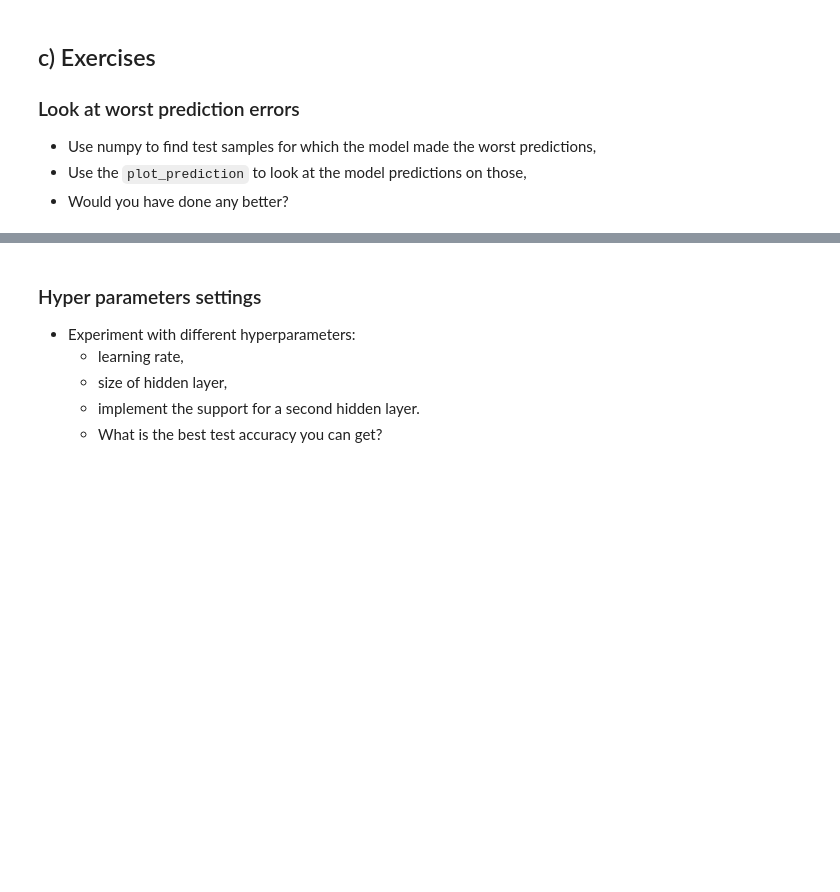
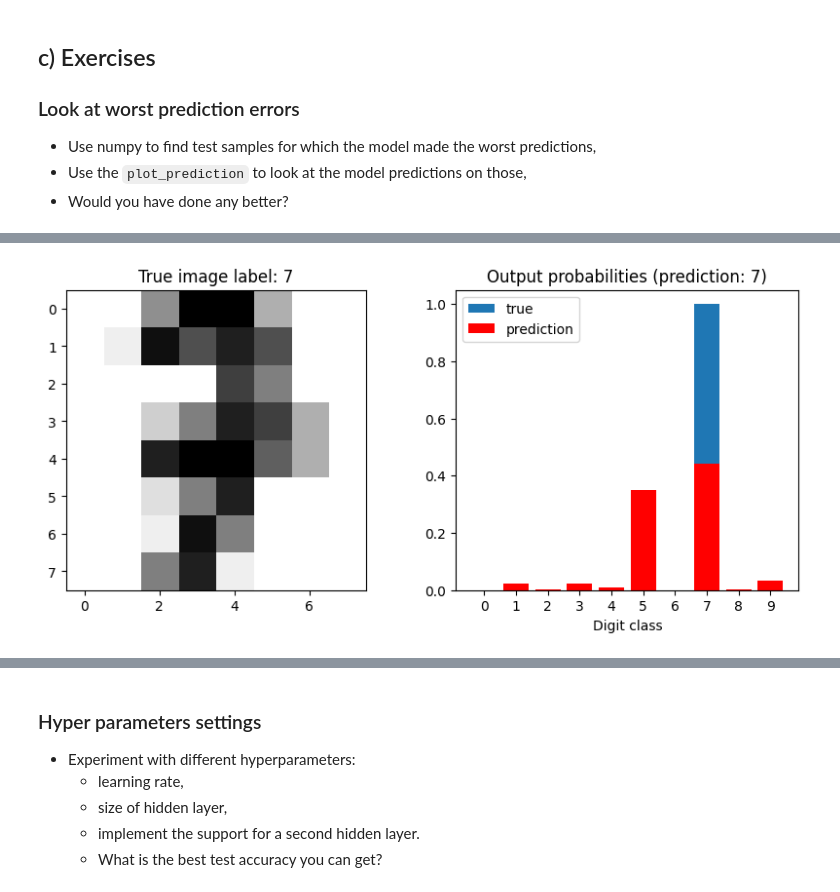
Before and after one commit to darshan-kale-dsi/deep_learning, a Jupyter notebook: 01_materials/labs/lab_2.ipynb, the cells around one changed output, grey strips where cells are left out. Cells and saved outputs as stored; diff of their text form; code cells hidden in the pictures; blank space fills up the shorter version.

```diff
--- a/01_materials/labs/lab_2.ipynb
+++ b/01_materials/labs/lab_2.ipynb
@@ -497,0 +534,4 @@ plot_prediction(model, sample_idx=4)
+# %%
+plot_prediction(model, sample_idx=2)
+# %% [output]
+[figure, added]
```
Also changed, not shown: parts of 21 cells of this notebook.
